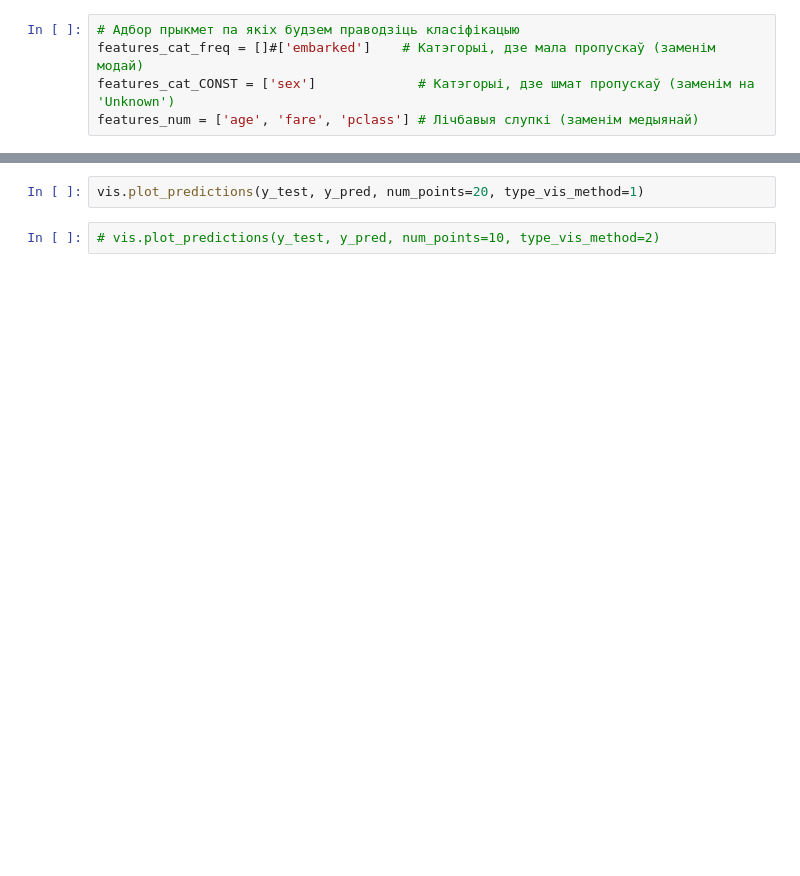
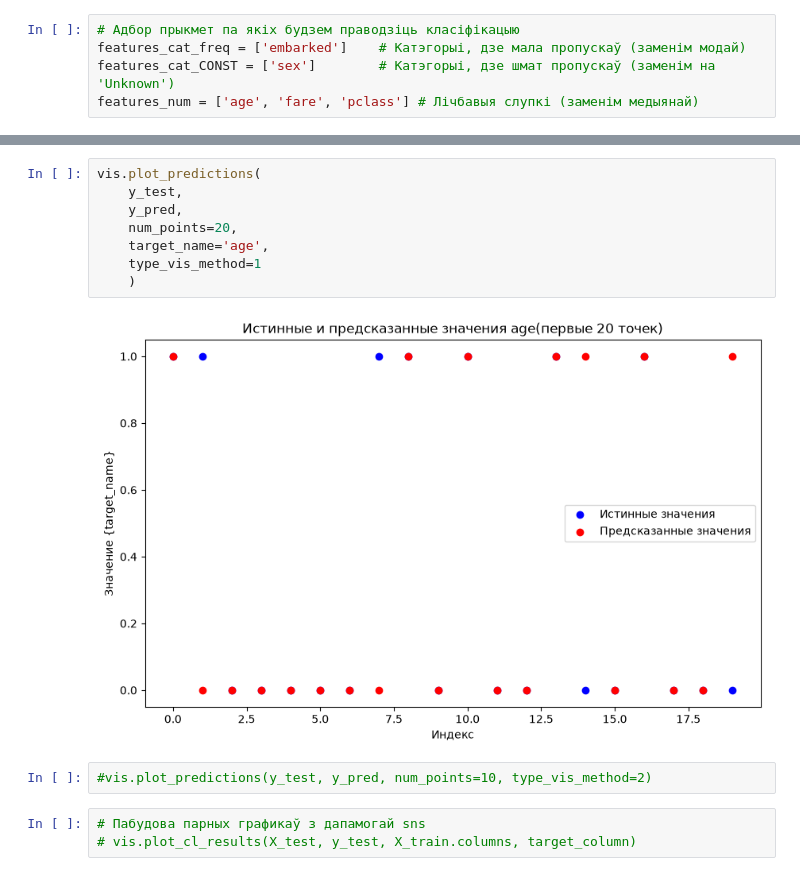
Before and after one commit to KrystsinaZ/DScourse, a Jupyter notebook: hw2/hw2_main.ipynb, the cells around one changed output, grey strips where cells are left out. Cells and saved outputs as stored; diff of their text form; blank space fills up the shorter version.

```diff
--- a/hw2/hw2_main.ipynb
+++ b/hw2/hw2_main.ipynb
@@ -54,5 +128,5 @@ plot_scatter_clean(titanic_chart)
 # %%
 # Адбор прыкмет па якіх будзем праводзіць класіфікацыю
-features_cat_freq = []#['embarked']    # Катэгорыі, дзе мала пропускаў (заменім модай)
-features_cat_CONST = ['sex']             # Катэгорыі, дзе шмат пропускаў (заменім на 'Unknown')
+features_cat_freq = ['embarked']    # Катэгорыі, дзе мала пропускаў (заменім модай)
+features_cat_CONST = ['sex']        # Катэгорыі, дзе шмат пропускаў (заменім на 'Unknown')
 features_num = ['age', 'fare', 'pclass'] # Лічбавыя слупкі (заменім медыянай)
@@ -111,4 +231,15 @@ vis.plot_classification_results(model, X_test, y_test, X_train.columns, type_vis
 # %%
-vis.plot_predictions(y_test, y_pred, num_points=20, type_vis_method=1)
+vis.plot_predictions(
+    y_test,
+    y_pred,
+    num_points=20,
+    target_name='age',
+    type_vis_method=1
+    )
+# %% [output]
+[figure, added]
 # %%
-# vis.plot_predictions(y_test, y_pred, num_points=10, type_vis_method=2)
+#vis.plot_predictions(y_test, y_pred, num_points=10, type_vis_method=2)
+# %%
+# Пабудова парных графикаў з дапамогай sns
+# vis.plot_cl_results(X_test, y_test, X_train.columns, target_column)
```
Also changed, not shown: parts of 28 cells of this notebook, 6 other files.
